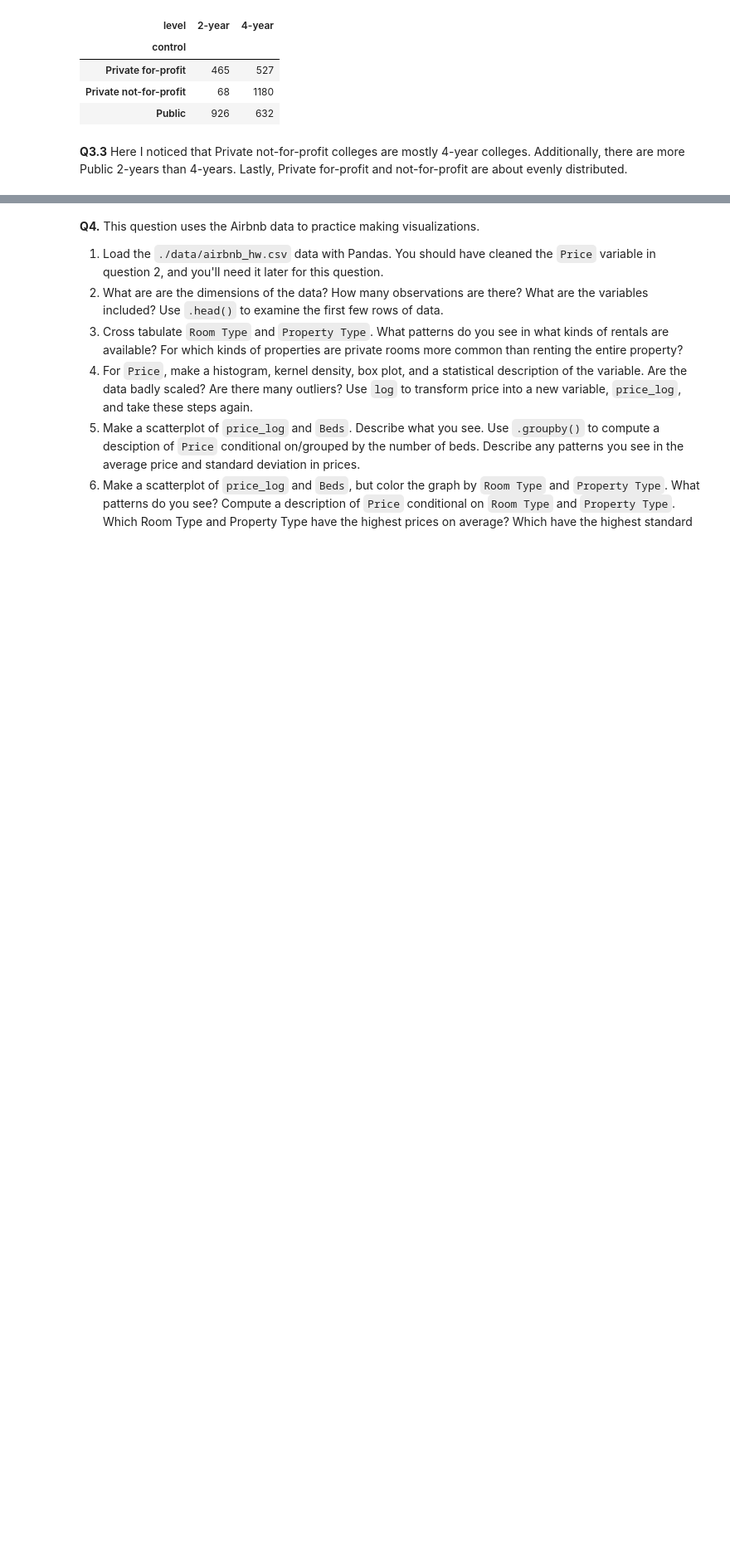
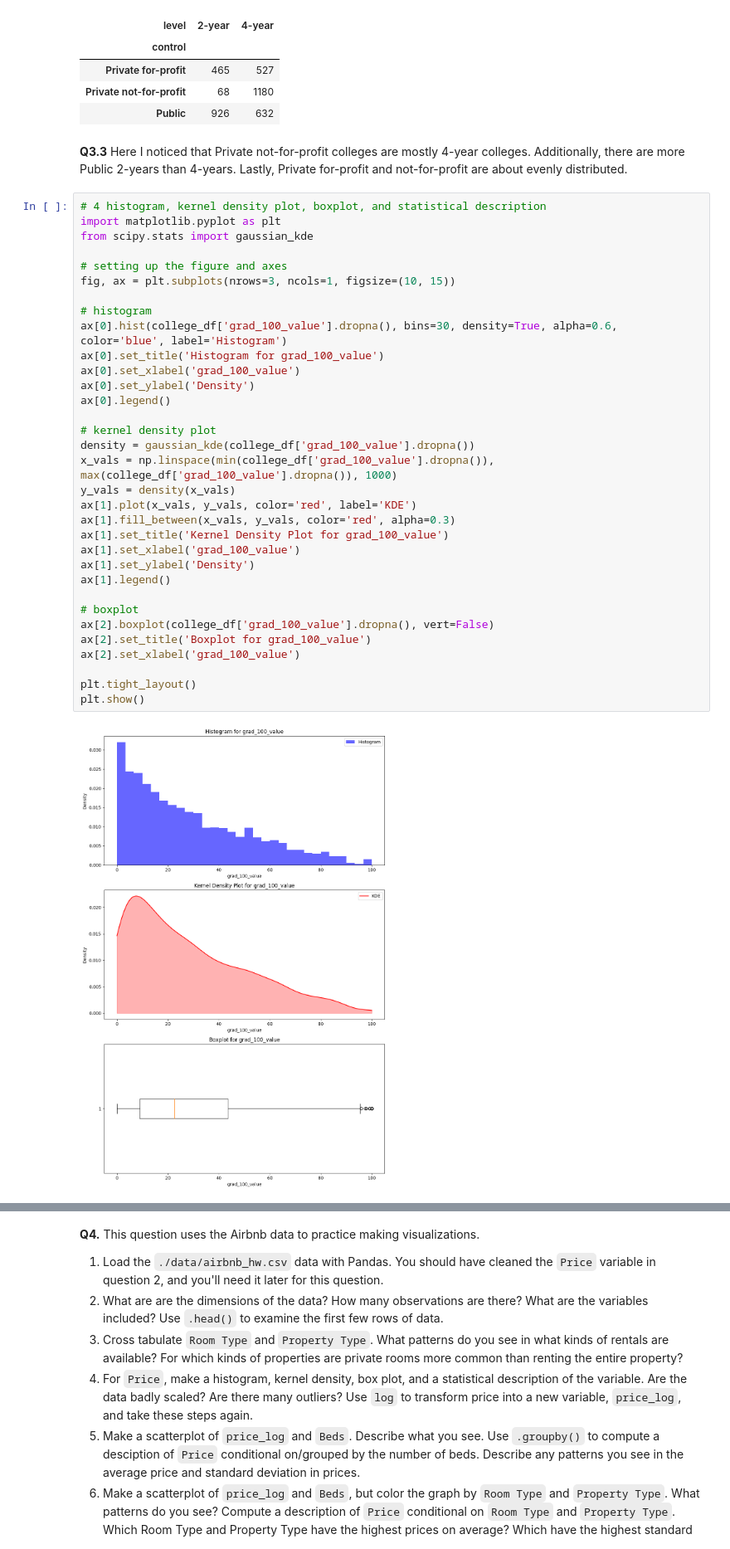
Before and after one commit to TI-Allard/ds3001-assignment2, a Jupyter notebook: assignment2.ipynb, the cells around one changed output, grey strips where cells are left out. Shown at 83% size. Drawn from its saved outputs; the diff is of its cells as text; blank space fills up the shorter version.

```diff
--- a/assignment2.ipynb
+++ b/assignment2.ipynb
@@ -199,3 +199,38 @@ cross_tab
 # %% [markdown]
 **Q3.3**
 Here I noticed that Private not-for-profit colleges are mostly 4-year colleges. Additionally, there are more Public 2-years than 4-years. Lastly, Private for-profit and not-for-profit are about evenly distributed.
+# %%
+# 4 histogram, kernel density plot, boxplot, and statistical description
+import matplotlib.pyplot as plt
+from scipy.stats import gaussian_kde
+
+# setting up the figure and axes
+fig, ax = plt.subplots(nrows=3, ncols=1, figsize=(10, 15))
+
+# histogram
+ax[0].hist(college_df['grad_100_value'].dropna(), bins=30, density=True, alpha=0.6, color='blue', label='Histogram')
+ax[0].set_title('Histogram for grad_100_value')
+ax[0].set_xlabel('grad_100_value')
+ax[0].set_ylabel('Density')
+ax[0].legend()
+
+# kernel density plot
+density = gaussian_kde(college_df['grad_100_value'].dropna())
+x_vals = np.linspace(min(college_df['grad_100_value'].dropna()), max(college_df['grad_100_value'].dropna()), 1000)
+y_vals = density(x_vals)
+ax[1].plot(x_vals, y_vals, color='red', label='KDE')
+ax[1].fill_between(x_vals, y_vals, color='red', alpha=0.3)
+ax[1].set_title('Kernel Density Plot for grad_100_value')
+ax[1].set_xlabel('grad_100_value')
+ax[1].set_ylabel('Density')
+ax[1].legend()
+
+# boxplot
+ax[2].boxplot(college_df['grad_100_value'].dropna(), vert=False)
+ax[2].set_title('Boxplot for grad_100_value')
+ax[2].set_xlabel('grad_100_value')
+
+plt.tight_layout()
+plt.show()
+# %% [output]
+[figure, added]
```
Also changed, not shown: parts of 11 cells of this notebook.
